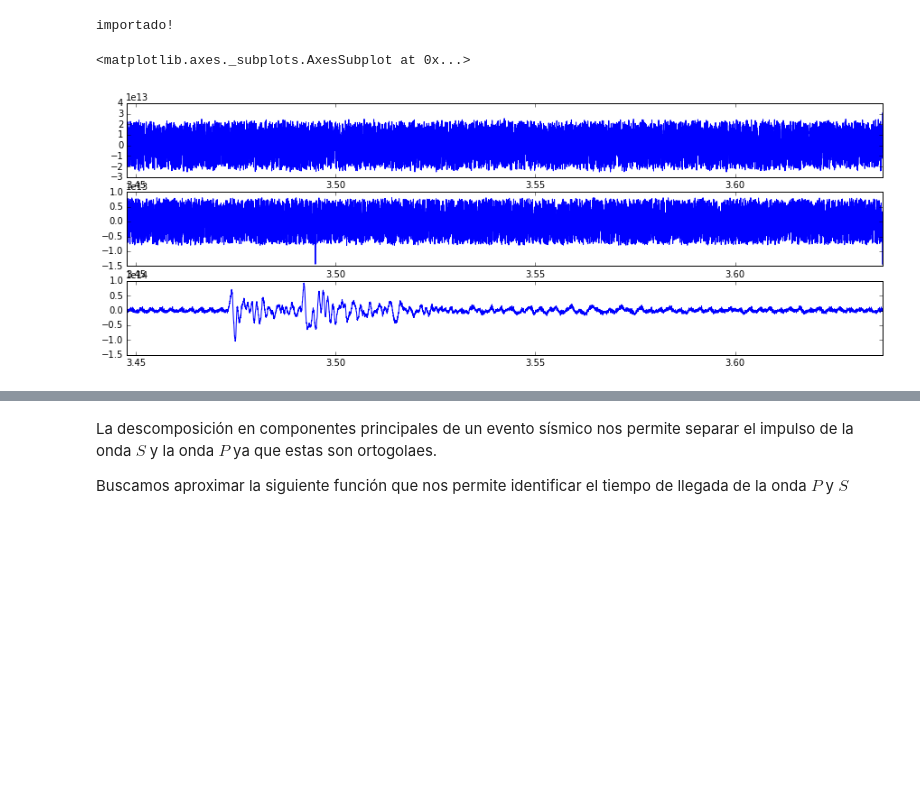
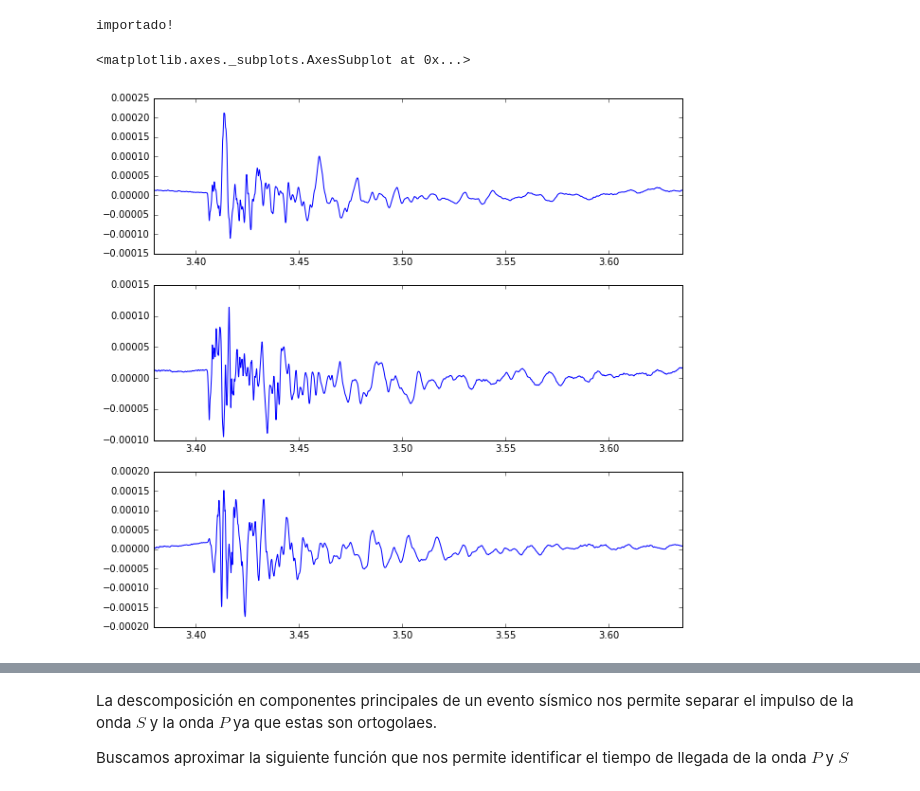
Before and after one commit to ljofre/memoria-de-titulo-icci, a Jupyter notebook: notebooks/Presentación .ipynb, the cells around one changed output, grey strips where cells are left out. Cells and saved outputs as stored; diff of their text form; code cells hidden in the pictures; blank space fills up the shorter version.

```diff
--- a/notebooks/Presentación .ipynb
+++ b/notebooks/Presentación .ipynb
@@ -13,6 +8,2 @@ from sklearn.decomposition import PCA
 #libreria sismica
 from seismic_source import SeismicEvent, Source
-# %%
-e = SeismicEvent.evento("../data-sets/2011_apr_10_07_52")
-# %% [output]
-importado!
@@ -21,42 +10,30 @@ src = Source.Source(e)
-# %%
-st /= st.sum()
-
-pca = PCA()
-pca.fit(st)
-st = pd.DataFrame(pca.transform(st), index = gs.data.index.values)
-
-
-st /= st.sum()
-
-pca = PCA()
-pca.fit(st)
-st = pd.DataFrame(pca.transform(st), index = gs.data.index.values)
-st /= st.sum()
-
-pca = PCA()
-pca.fit(st)
-st = pd.DataFrame(pca.transform(st), index = gs.data.index.values)
-st /= st.sum()
-
-pca = PCA()
-pca.fit(st)
-st = pd.DataFrame(pca.transform(st), index = gs.data.index.values)
-st /= st.sum()
-
-pca = PCA()
-pca.fit(st)
-st = pd.DataFrame(pca.transform(st), index = gs.data.index.values)
-st /= st.sum()
-
-
-fig, axes = plt.subplots(nrows=3, ncols=1)
-
-fig.set_figheight(5)
-fig.set_figwidth(15)
-
-st[0].plot(ax=axes[0])
-st[1].plot(ax=axes[1])
-st[2].plot(ax=axes[2])
-# %% [output]
-<matplotlib.axes._subplots.AxesSubplot at 0x...>
-[figure, removed]
+# %%
+e = SeismicEvent.evento("../data-sets/2011_apr_10_07_52")
+src = Source.Source(e)
+n = 5
+gs = e.seismograms[n]
+st = e.seismograms[n].data
+#st /= st.sum()
+
+"""
+for i in range(10):
+    pca = PCA()
+    pca.fit(st)
+    st = pd.DataFrame(pca.transform(st), index = gs.data.index.values)
+    st /= st.sum()"""
+
+fig, axes = plt.subplots(nrows=3, ncols=1)
+
+fig.set_figheight(10)
+fig.set_figwidth(10)
+
+gs.data[0].plot(ax = axes[0])
+gs.data[1].plot(ax = axes[1])
+gs.data[2].plot(ax = axes[2])
+#st[0].plot(ax=axes[3])
+#st[1].plot(ax=axes[4])
+#st[2].plot(ax=axes[5])
+# %% [output]
+importado!
+<matplotlib.axes._subplots.AxesSubplot at 0x...>
+[figure, added]
```
Also changed, not shown: parts of 26 cells of this notebook, 3 other files.
